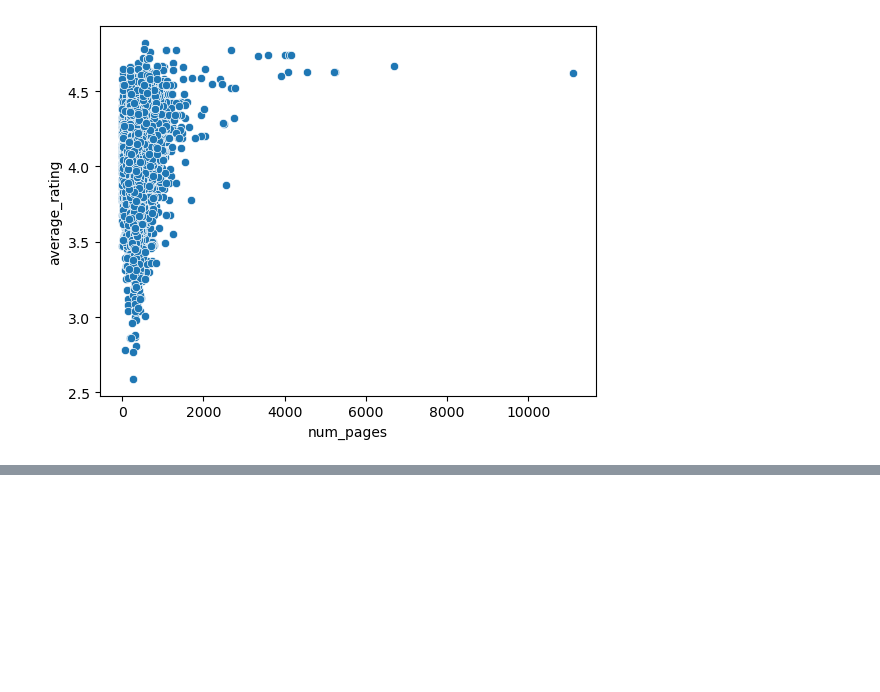
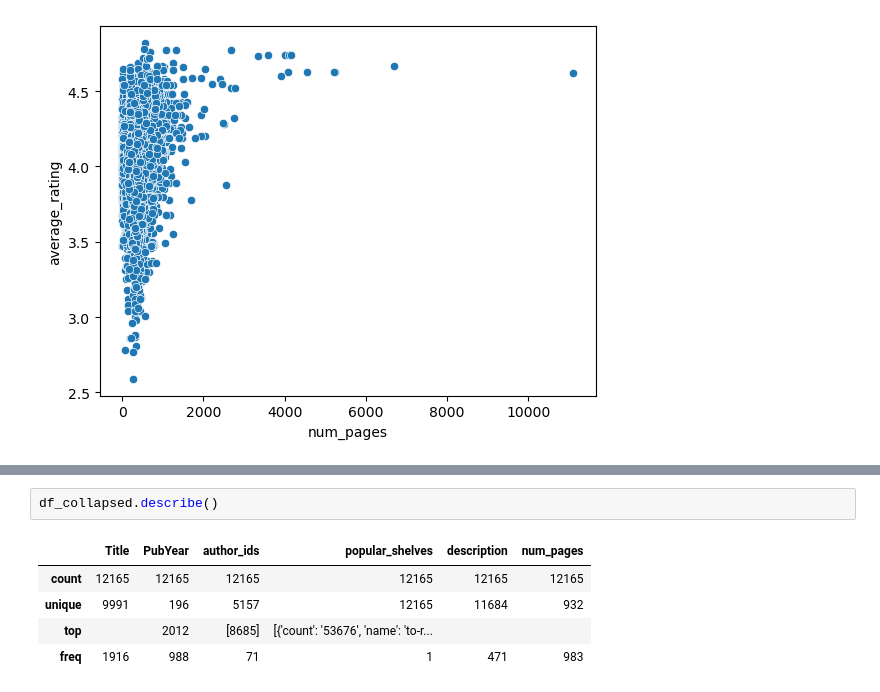
Before and after one commit to raineszm/sff-predict, a Jupyter notebook: notebooks/EDA.ipynb, the cells around one changed output, grey strips where cells are left out. Saved outputs shown, nothing was run; the diff lists cells and outputs as text; blank space fills up the shorter version.

```diff
--- a/notebooks/EDA.ipynb
+++ b/notebooks/EDA.ipynb
@@ -127,0 +178,8 @@ sns.lineplot(x="publication_date", y="average_rating", data=books)
+# %%
+df_collapsed.describe()
+# %% [output]
+|  | Title | PubYear | author_ids | popular_shelves | description | num_pages |
+| count | 12165 | 12165 | 12165 | 12165 | 12165 | 12165 |
+| unique | 9991 | 196 | 5157 | 12165 | 11684 | 932 |
+| top |  | 2012 | [8685] | [{'count': '53676', 'name': 'to-r... |  |  |
+| freq | 1916 | 988 | 71 | 1 | 471 | 983 |
```
Also changed, not shown: parts of 11 cells of this notebook, 9 other files.
